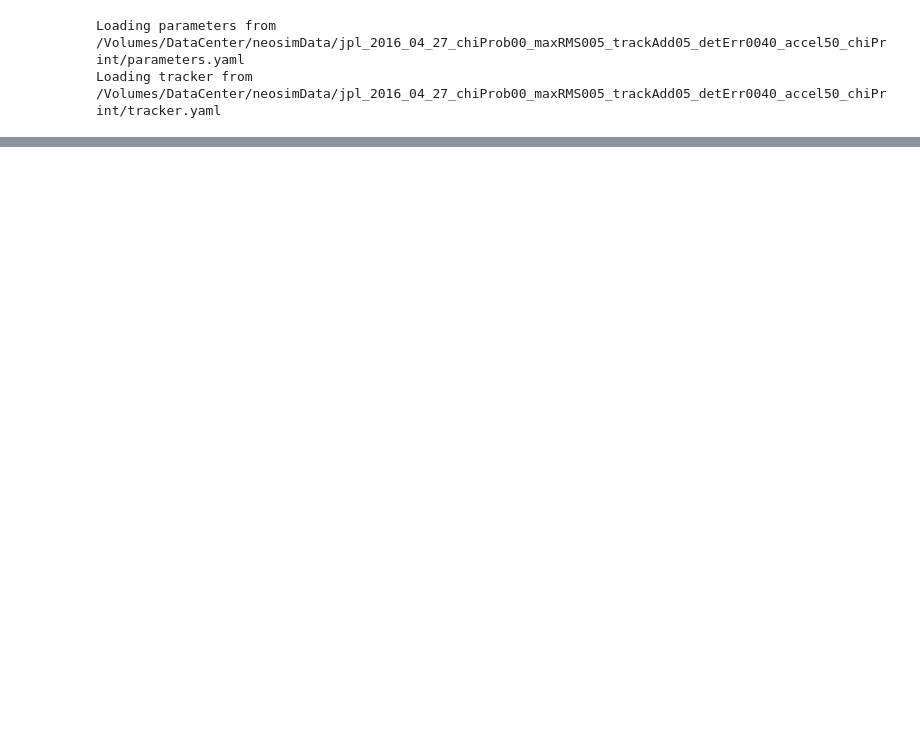
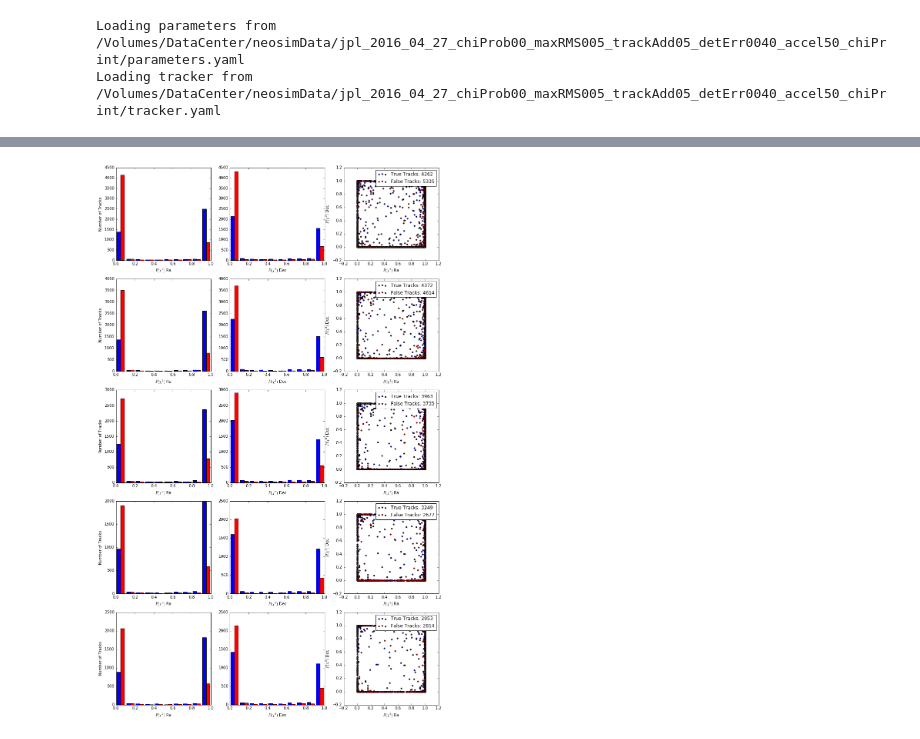
Before and after one commit to moeyensj/NEOsim, a Jupyter notebook: notebooks/jplAnalysisDebug_chiProb00_maxRMS005_trackAdd05_detErr0040_accel50_chiPrint.ipynb, the cells around one changed output, grey strips where cells are left out. Drawn from its saved outputs; the diff is of its cells as text; code cells hidden in the pictures; blank space fills up the shorter version.

```diff
--- a/notebooks/jplAnalysisDebug_chiProb00_maxRMS005_trackAdd05_detErr0040_accel50_chiPrint.ipynb
+++ b/notebooks/jplAnalysisDebug_chiProb00_maxRMS005_trackAdd05_detErr0040_accel50_chiPrint.ipynb
@@ -141,0 +277,4 @@ MopsDatabase.results(con)
+# %%
+plotChiSquaredDistribution(tracker.tracks[5:10], con2, window_dbs[5:10],saveAs="chi2.png")
+# %% [output]
+[figure, added]
```
Also changed, not shown: parts of 13 cells of this notebook, 7 other files.
